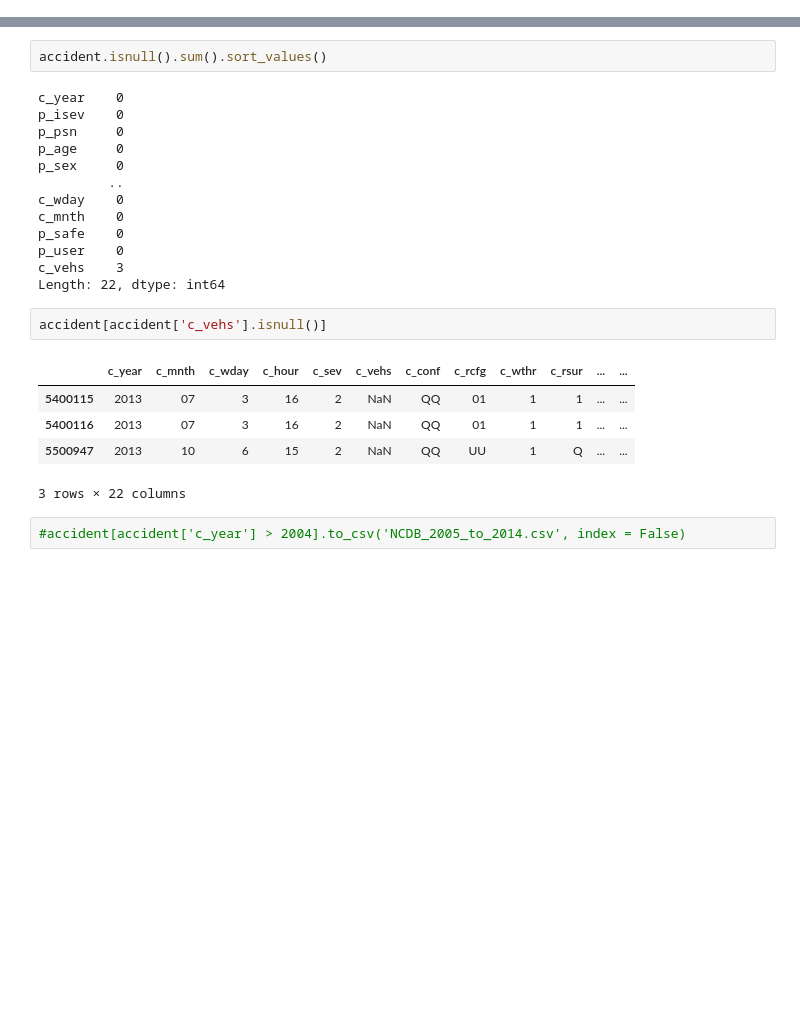
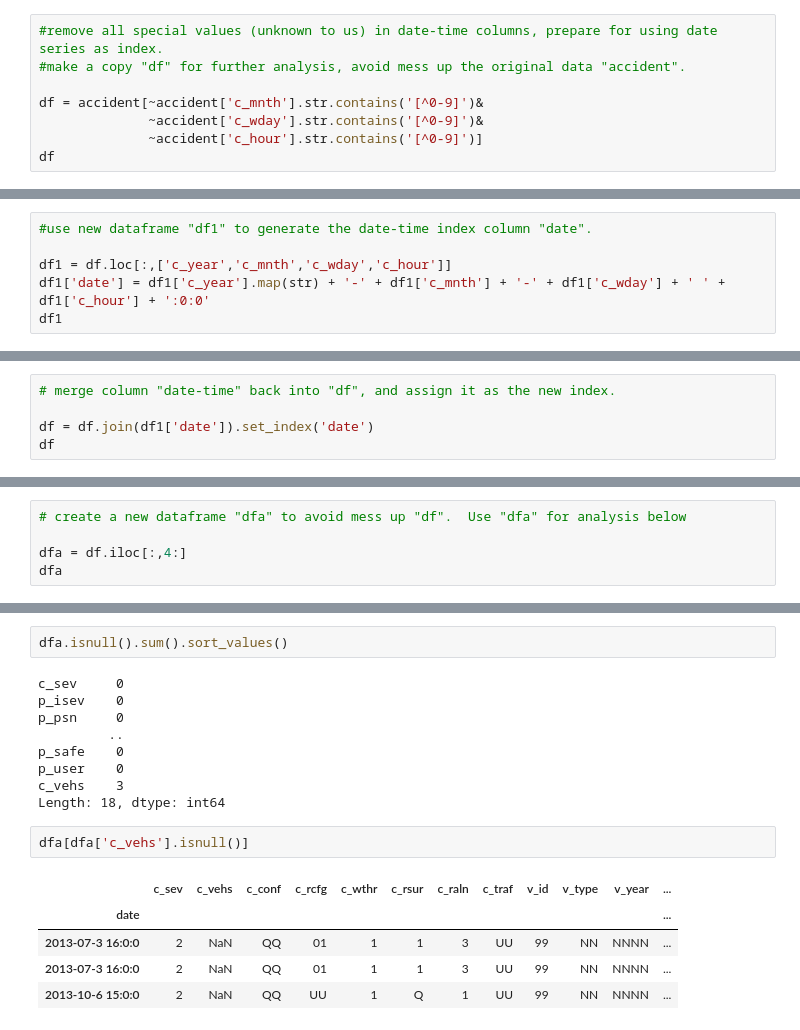
Before and after one commit to rynho/3250-G3, a Jupyter notebook: jupyterNB/G3_Project.ipynb, the cells around one changed output, grey strips where cells are left out. Drawn from its saved outputs; the diff is of its cells as text; blank space fills up the shorter version.

Commit message:
updated with datetime index

```diff
--- a/jupyterNB/G3_Project.ipynb
+++ b/jupyterNB/G3_Project.ipynb
@@ -48,0 +65,8 @@ accident
+# %%
+#remove all special values (unknown to us) in date-time columns, prepare for using date series as index.
+#make a copy "df" for further analysis, avoid mess up the original data "accident".
+
+df = accident[~accident['c_mnth'].str.contains('[^0-9]')&
+              ~accident['c_wday'].str.contains('[^0-9]')&
+              ~accident['c_hour'].str.contains('[^0-9]')]
+df
@@ -48,0 +83,6 @@ accident
+# %%
+#use new dataframe "df1" to generate the date-time index column "date".
+
+df1 = df.loc[:,['c_year','c_mnth','c_wday','c_hour']]
+df1['date'] = df1['c_year'].map(str) + '-' + df1['c_mnth'] + '-' + df1['c_wday'] + ' ' + df1['c_hour'] + ':0:0'
+df1
@@ -48,0 +99,5 @@ accident
+# %%
+# merge column "date-time" back into "df", and assign it as the new index.
+
+df = df.join(df1['date']).set_index('date')
+df
@@ -48,0 +115,5 @@ accident
+# %%
+# create a new dataframe "dfa" to avoid mess up "df".  Use "dfa" for analysis below
+
+dfa = df.iloc[:,4:]
+dfa
@@ -49,25 +131,19 @@ accident
 # %%
-accident.isnull().sum().sort_values()
+dfa.isnull().sum().sort_values()
 # %% [output]
-c_year    0
+c_sev     0
 p_isev    0
 p_psn     0
-p_age     0
-p_sex     0
          ..
-c_wday    0
-c_mnth    0
 p_safe    0
 p_user    0
 c_vehs    3
-Length: 22, dtype: int64
+Length: 18, dtype: int64
 # %%
-accident[accident['c_vehs'].isnull()]
+dfa[dfa['c_vehs'].isnull()]
 # %% [output]
-|  | c_year | c_mnth | c_wday | c_hour | c_sev | c_vehs | c_conf | c_rcfg | c_wthr | c_rsur | ... | ... |
-| 5400115 | 2013 | 07 | 3 | 16 | 2 | NaN | QQ | 01 | 1 | 1 | ... | ... |
-| 5400116 | 2013 | 07 | 3 | 16 | 2 | NaN | QQ | 01 | 1 | 1 | ... | ... |
-| 5500947 | 2013 | 10 | 6 | 15 | 2 | NaN | QQ | UU | 1 | Q | ... | ... |
+|  | c_sev | c_vehs | c_conf | c_rcfg | c_wthr | c_rsur | c_raln | c_traf | v_id | v_type | v_year | ... |
+| date |  |  |  |  |  |  |  |  |  |  |  | ... |
+| 2013-07-3 16:0:0 | 2 | NaN | QQ | 01 | 1 | 1 | 3 | UU | 99 | NN | NNNN | ... |
+| 2013-07-3 16:0:0 | 2 | NaN | QQ | 01 | 1 | 1 | 3 | UU | 99 | NN | NNNN | ... |
+| 2013-10-6 15:0:0 | 2 | NaN | QQ | UU | 1 | Q | 1 | UU | 99 | NN | NNNN | ... |
-3 rows × 22 columns
-# %%
-#accident[accident['c_year'] > 2004].to_csv('NCDB_2005_to_2014.csv', index = False)
```
Also changed, not shown: parts of 9 cells of this notebook, 1 other file.
